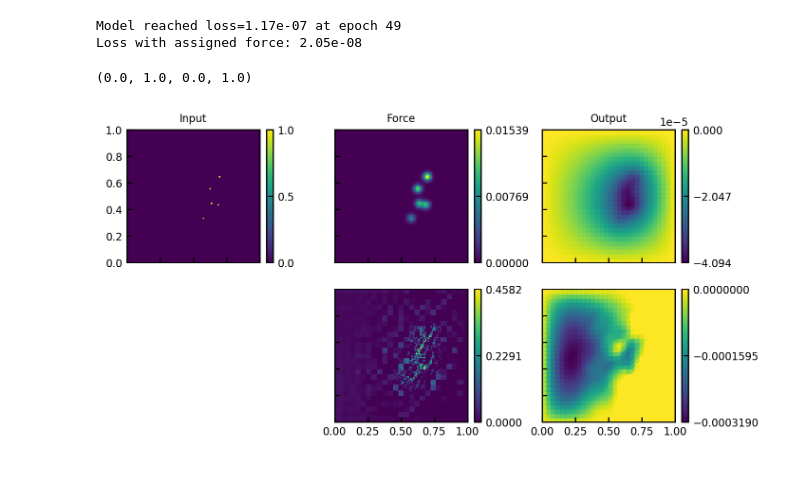
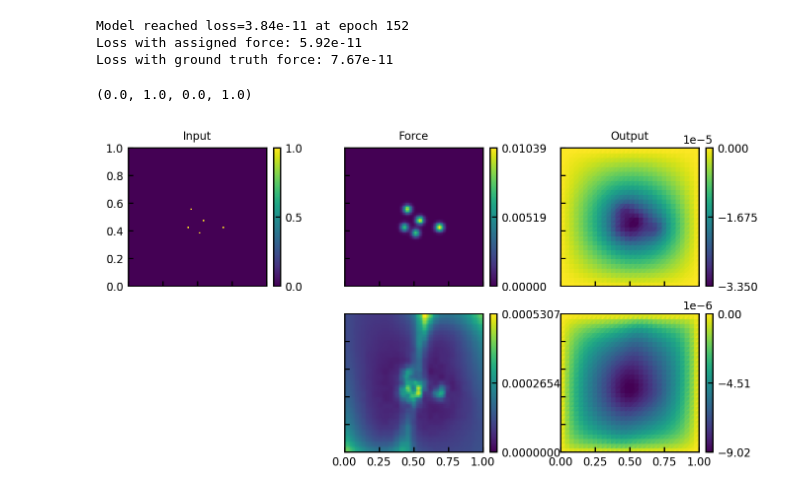
Before and after one commit to jcolen/physics_ml_toolbox, a Jupyter notebook: pbnn/notebooks/PBNNEvaluation.ipynb, the cells around one changed output. Drawn from its saved outputs; the diff is of its cells as text; code cells hidden in the pictures.

Commit message:
Trained Poisson model

```diff
--- a/pbnn/notebooks/PBNNEvaluation.ipynb
+++ b/pbnn/notebooks/PBNNEvaluation.ipynb
@@ -78,35 +78,44 @@ fig, ax = plt.subplots(2, 3, figsize=(8,4), sharex=True, sharey=True, squeeze=Fa
 gen = torch.Generator()
 gen.manual_seed(42)
 train_dataset, val_dataset = torch.utils.data.random_split(dataset, [0.8, 0.2], generator=gen)
-sample = val_dataset[0]
+sample = val_dataset[10]
 
 plot_grid(sample['inputs'][2], sample['inputs'][:2], ax[0,0])
 plot_grid(sample['force'][0], sample['inputs'][:2], ax[0,1], vmin=0)
 plot_mesh(sample['output'], dataset.mesh, ax[0,2], vmax=0)
 
 # Generate and plot model predictions
 force = model(sample['inputs'].to(device))
 force = force.detach().cpu()
 plot_grid(force[0], sample['inputs'][:2], ax[1,1], vmin=0)
 
 force = multichannel_img_to_mesh(
     force,
     sample['grid_x'], sample['grid_y'],
     sample['function_space'],
     return_function=True,
 )
 pred = dataset.build_problem.forward(force)
 plot_mesh(pred.compute_vertex_values(), dataset.mesh, ax[1,2], vmax=0)
 
 print(f'Loss with assigned force: {sample['Jhat'](force.vector()[:]):.3g}')
 
+f = multichannel_img_to_mesh(
+    sample['force'],
+    sample['grid_x'],
+    sample['grid_y'],
+    dataset.build_problem.function_space,
+    return_function=False).T.flatten()
+print(f'Loss with ground truth force: {Jhat(f):.3g}')
+
 ax[0,0].set_title('Input')
 ax[0,1].set_title('Force')
 ax[0,2].set_title('Output')
 
 ax[1,0].axis('off')
 # %% [output]
-Model reached loss=1.17e-07 at epoch 49
-Loss with assigned force: 2.05e-08
+Model reached loss=3.84e-11 at epoch 152
+Loss with assigned force: 5.92e-11
+Loss with ground truth force: 7.67e-11
 (0.0, 1.0, 0.0, 1.0)
-[figure, old version]
+[figure, new version]
```
Also changed, not shown: parts of 2 cells of this notebook, 2 other files.
